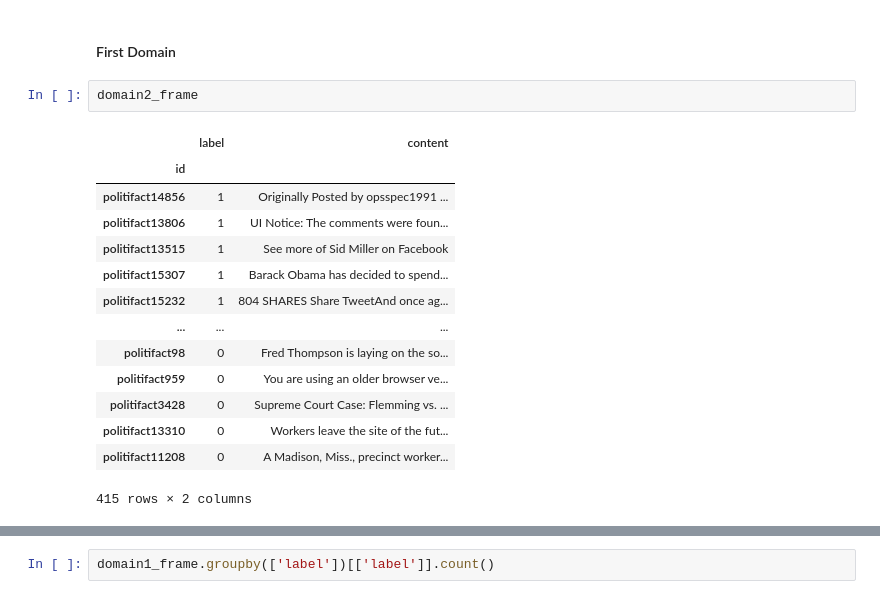
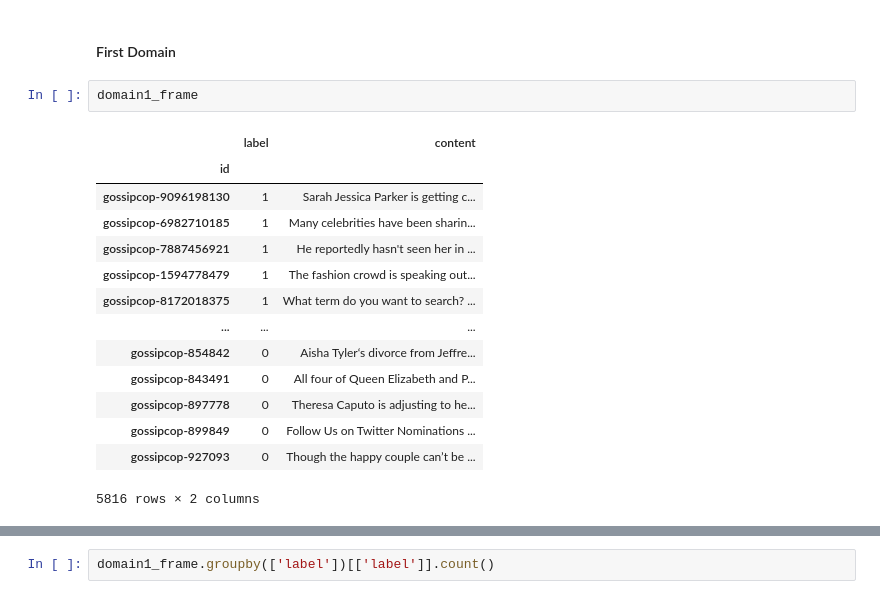
Before and after one commit to AmritaBh/FakeNews, a Jupyter notebook: Cross Domain Fake News.ipynb, the cells around one changed output, grey strips where cells are left out. Saved outputs shown, nothing was run; the diff lists cells and outputs as text.

```diff
--- a/Cross Domain Fake News.ipynb
+++ b/Cross Domain Fake News.ipynb
@@ -30,20 +36,20 @@ domain2_frame = pd.read_csv(domain2_path,delimiter="\t").set_index('id')
 ### Counts for each label for the 2 domain
 # %% [markdown]
 #### First Domain
-# %%
-domain2_frame
-# %% [output]
-|  | label | content |
-| id |  |  |
-| politifact14856 | 1 | Originally Posted by opsspec1991 ... |
-| politifact13806 | 1 | UI Notice: The comments were foun... |
-| politifact13515 | 1 | See more of Sid Miller on Facebook |
-| politifact15307 | 1 | Barack Obama has decided to spend... |
-| politifact15232 | 1 | 804 SHARES Share TweetAnd once ag... |
-| ... | ... | ... |
-| politifact98 | 0 | Fred Thompson is laying on the so... |
-| politifact959 | 0 | You are using an older browser ve... |
-| politifact3428 | 0 | Supreme Court Case: Flemming vs. ... |
-| politifact13310 | 0 | Workers leave the site of the fut... |
-| politifact11208 | 0 | A Madison, Miss., precinct worker... |
-415 rows × 2 columns
+# %%
+domain1_frame
+# %% [output]
+|  | label | content |
+| id |  |  |
+| gossipcop-9096198130 | 1 | Sarah Jessica Parker is getting c... |
+| gossipcop-6982710185 | 1 | Many celebrities have been sharin... |
+| gossipcop-7887456921 | 1 | He reportedly hasn't seen her in ... |
+| gossipcop-1594778479 | 1 | The fashion crowd is speaking out... |
+| gossipcop-8172018375 | 1 | What term do you want to search? ... |
+| ... | ... | ... |
+| gossipcop-854842 | 0 | Aisha Tyler‘s divorce from Jeffre... |
+| gossipcop-843491 | 0 | All four of Queen Elizabeth and P... |
+| gossipcop-897778 | 0 | Theresa Caputo is adjusting to he... |
+| gossipcop-899849 | 0 | Follow Us on Twitter Nominations ... |
+| gossipcop-927093 | 0 | Though the happy couple can’t be ... |
+5816 rows × 2 columns
```
Also changed, not shown: parts of 9 cells of this notebook.
